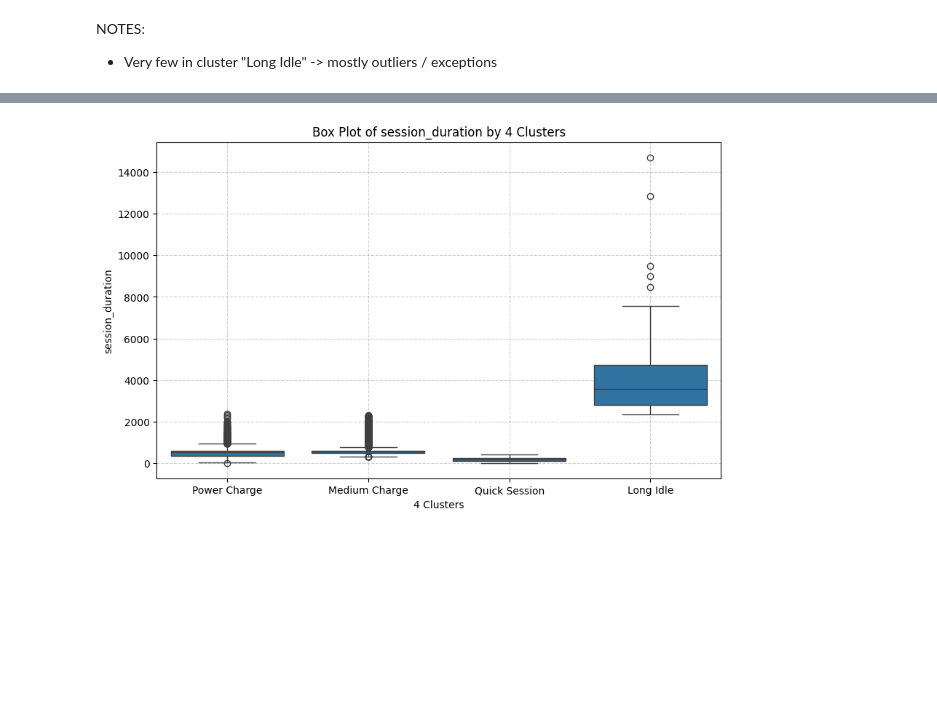
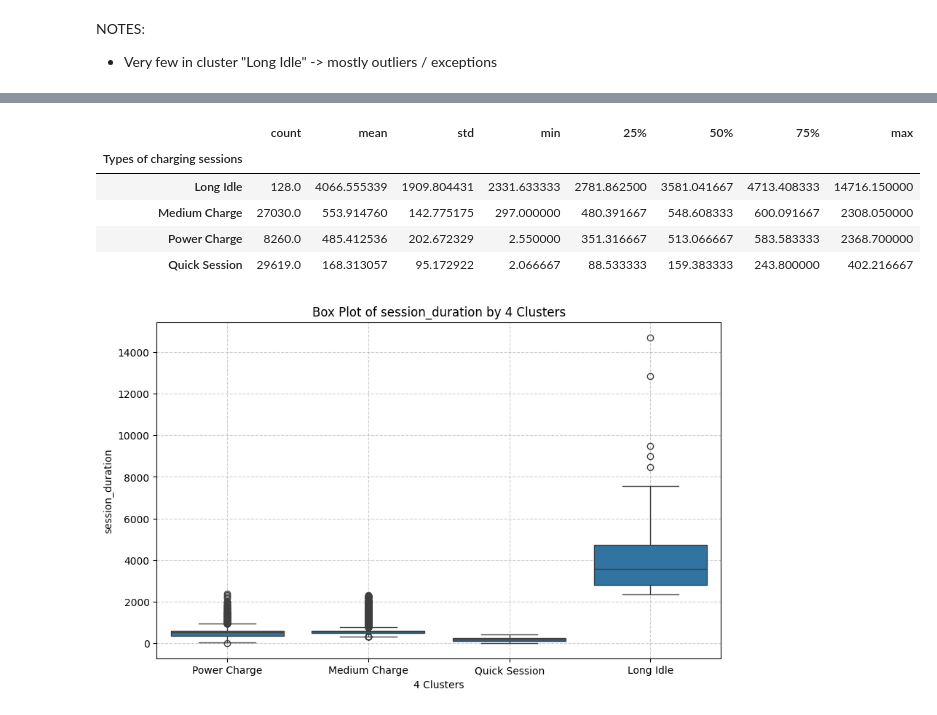
Before and after one commit to Amocon/A-Team_AA-Team-Assignment_2024, a Jupyter notebook: aa_team_assignment/clustering_analysis2.ipynb, the cells around one changed output, grey strips where cells are left out. Drawn from its saved outputs; the diff is of its cells as text; code cells hidden in the pictures; blank space fills up the shorter version.

```diff
--- a/aa_team_assignment/clustering_analysis2.ipynb
+++ b/aa_team_assignment/clustering_analysis2.ipynb
@@ -302,3 +313,12 @@ X.groupby(charging_session_types)[features].describe()
+# %%
+X.groupby(charging_session_types)["session_duration"].describe()
+# %% [output]
+|  | count | mean | std | min | 25% | 50% | 75% | max |
+| Types of charging sessions |  |  |  |  |  |  |  |  |
+| Long Idle | 128.0 | 4066.555339 | 1909.804431 | 2331.633333 | 2781.862500 | 3581.041667 | 4713.408333 | 14716.150000 |
+| Medium Charge | 27030.0 | 553.914760 | 142.775175 | 297.000000 | 480.391667 | 548.608333 | 600.091667 | 2308.050000 |
+| Power Charge | 8260.0 | 485.412536 | 202.672329 | 2.550000 | 351.316667 | 513.066667 | 583.583333 | 2368.700000 |
+| Quick Session | 29619.0 | 168.313057 | 95.172922 | 2.066667 | 88.533333 | 159.383333 | 243.800000 | 402.216667 |
 # %%
 # Box Whisker plot
 for feature in features:
```
Also changed, not shown: parts of 9 cells of this notebook.
